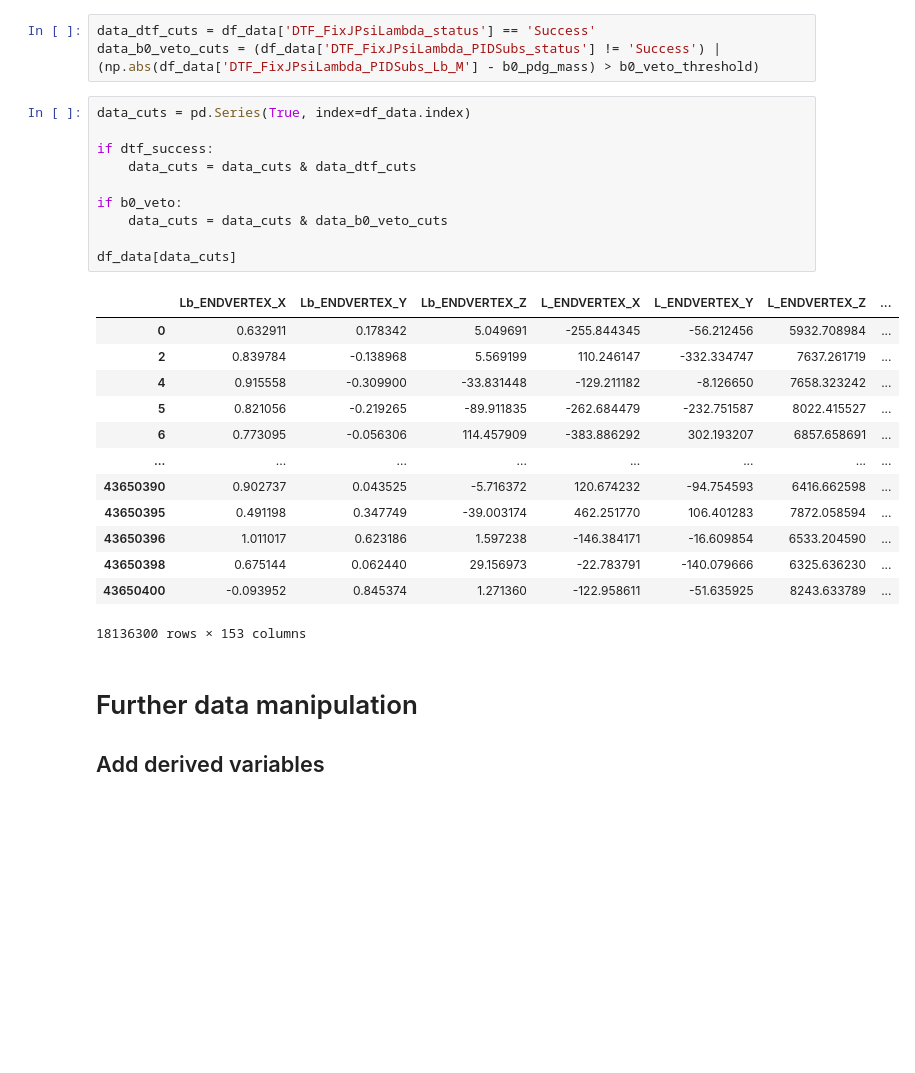
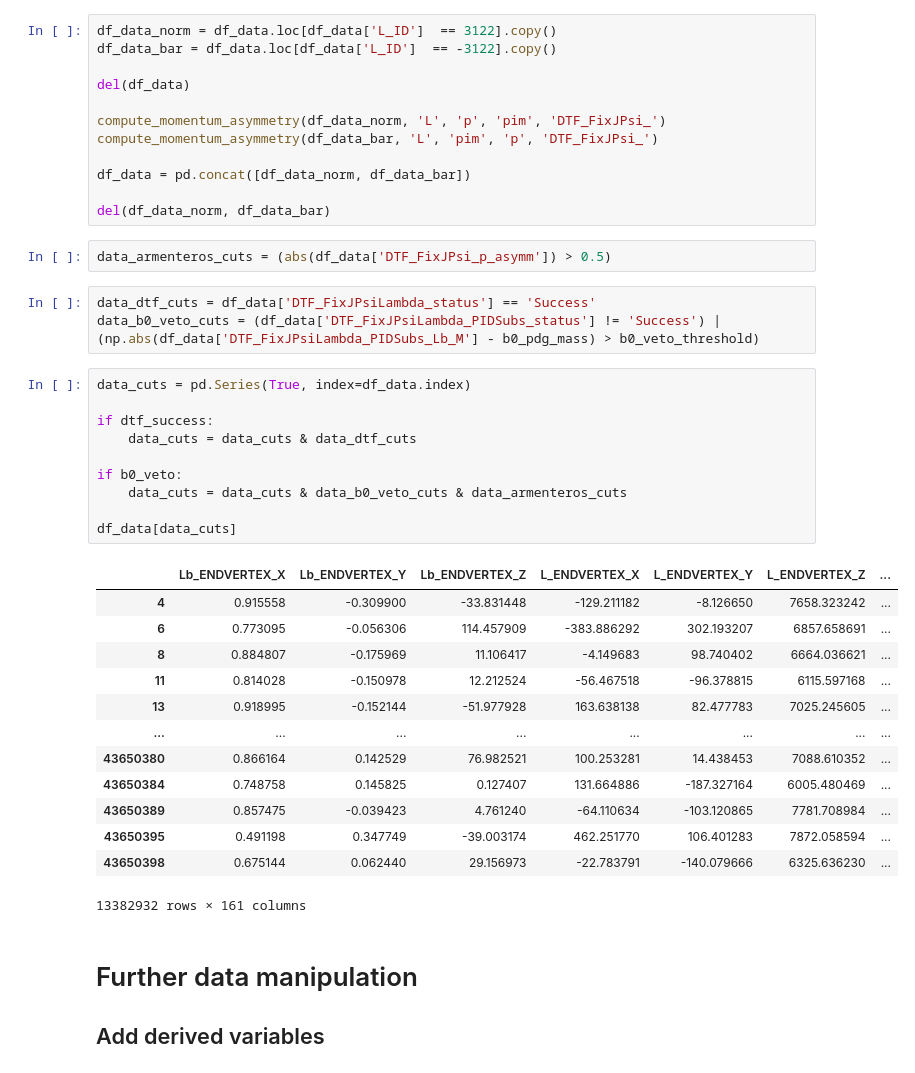
Before and after one commit to alatios/lb2jpsil_lambda-emdm-measurement, a Jupyter notebook: 01_invariant_mass_fits.ipynb, the cells around one changed output. Saved outputs shown, nothing was run; the diff lists cells and outputs as text; blank space fills up the shorter version.

```diff
--- a/01_invariant_mass_fits.ipynb
+++ b/01_invariant_mass_fits.ipynb
@@ -264,33 +321,47 @@ df_mc[pre_selection_cuts]
 # Run 2 data
 # %%
 df_data = pd.read_hdf(input_data, key='LHCbData')
+# %%
+df_data_norm = df_data.loc[df_data['L_ID']  == 3122].copy()
+df_data_bar = df_data.loc[df_data['L_ID']  == -3122].copy()
+
+del(df_data)
+
+compute_momentum_asymmetry(df_data_norm, 'L', 'p', 'pim', 'DTF_FixJPsi_')
+compute_momentum_asymmetry(df_data_bar, 'L', 'pim', 'p', 'DTF_FixJPsi_')
+
+df_data = pd.concat([df_data_norm, df_data_bar])
+
+del(df_data_norm, df_data_bar)
+# %%
+data_armenteros_cuts = (abs(df_data['DTF_FixJPsi_p_asymm']) > 0.5)
 # %%
 data_dtf_cuts = df_data['DTF_FixJPsiLambda_status'] == 'Success'
 data_b0_veto_cuts = (df_data['DTF_FixJPsiLambda_PIDSubs_status'] != 'Success') | (np.abs(df_data['DTF_FixJPsiLambda_PIDSubs_Lb_M'] - b0_pdg_mass) > b0_veto_threshold)
 # %%
 data_cuts = pd.Series(True, index=df_data.index)
 
 if dtf_success:
     data_cuts = data_cuts & data_dtf_cuts
 
 if b0_veto:
-    data_cuts = data_cuts & data_b0_veto_cuts
+    data_cuts = data_cuts & data_b0_veto_cuts & data_armenteros_cuts
 
 df_data[data_cuts]
 # %% [output]
 |  | Lb_ENDVERTEX_X | Lb_ENDVERTEX_Y | Lb_ENDVERTEX_Z | L_ENDVERTEX_X | L_ENDVERTEX_Y | L_ENDVERTEX_Z | ... |
-| 0 | 0.632911 | 0.178342 | 5.049691 | -255.844345 | -56.212456 | 5932.708984 | ... |
-| 2 | 0.839784 | -0.138968 | 5.569199 | 110.246147 | -332.334747 | 7637.261719 | ... |
 | 4 | 0.915558 | -0.309900 | -33.831448 | -129.211182 | -8.126650 | 7658.323242 | ... |
-| 5 | 0.821056 | -0.219265 | -89.911835 | -262.684479 | -232.751587 | 8022.415527 | ... |
 | 6 | 0.773095 | -0.056306 | 114.457909 | -383.886292 | 302.193207 | 6857.658691 | ... |
+| 8 | 0.884807 | -0.175969 | 11.106417 | -4.149683 | 98.740402 | 6664.036621 | ... |
+| 11 | 0.814028 | -0.150978 | 12.212524 | -56.467518 | -96.378815 | 6115.597168 | ... |
+| 13 | 0.918995 | -0.152144 | -51.977928 | 163.638138 | 82.477783 | 7025.245605 | ... |
 | ... | ... | ... | ... | ... | ... | ... | ... |
-| 43650390 | 0.902737 | 0.043525 | -5.716372 | 120.674232 | -94.754593 | 6416.662598 | ... |
+| 43650380 | 0.866164 | 0.142529 | 76.982521 | 100.253281 | 14.438453 | 7088.610352 | ... |
+| 43650384 | 0.748758 | 0.145825 | 0.127407 | 131.664886 | -187.327164 | 6005.480469 | ... |
+| 43650389 | 0.857475 | -0.039423 | 4.761240 | -64.110634 | -103.120865 | 7781.708984 | ... |
 | 43650395 | 0.491198 | 0.347749 | -39.003174 | 462.251770 | 106.401283 | 7872.058594 | ... |
-| 43650396 | 1.011017 | 0.623186 | 1.597238 | -146.384171 | -16.609854 | 6533.204590 | ... |
 | 43650398 | 0.675144 | 0.062440 | 29.156973 | -22.783791 | -140.079666 | 6325.636230 | ... |
-| 43650400 | -0.093952 | 0.845374 | 1.271360 | -122.958611 | -51.635925 | 8243.633789 | ... |
-18136300 rows × 153 columns
+13382932 rows × 161 columns
 # %% [markdown]
 # Further data manipulation
 ## Add derived variables
```
Also changed, not shown: parts of 24 cells of this notebook, 1 other file.
